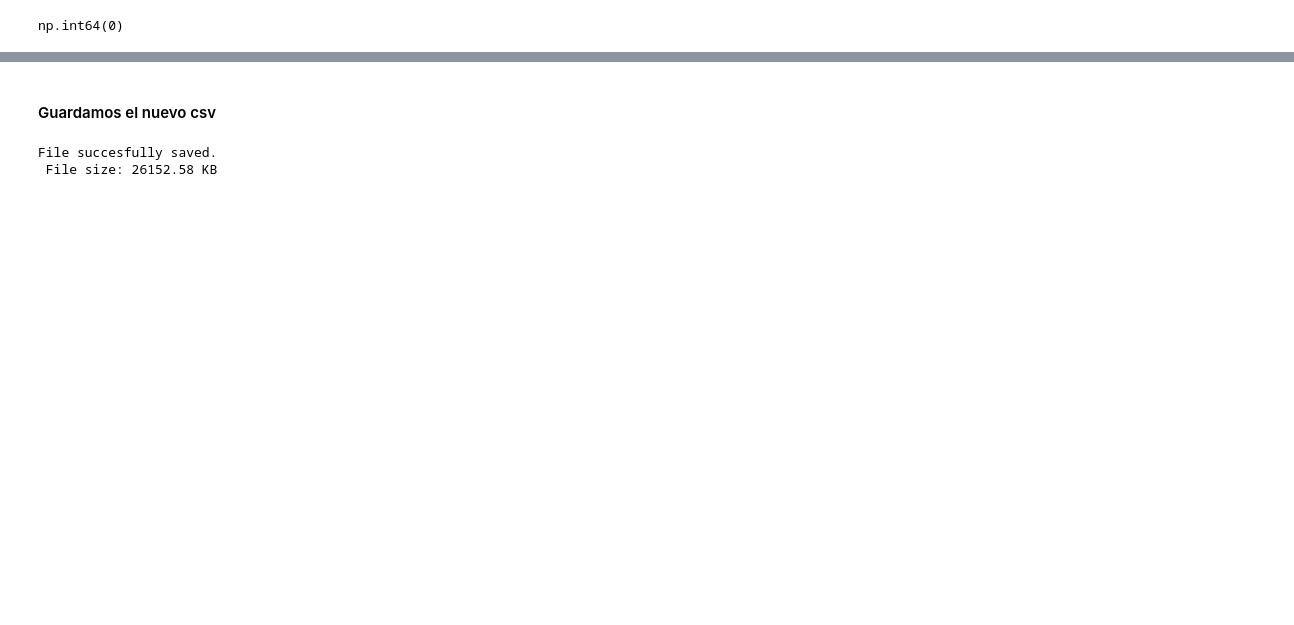
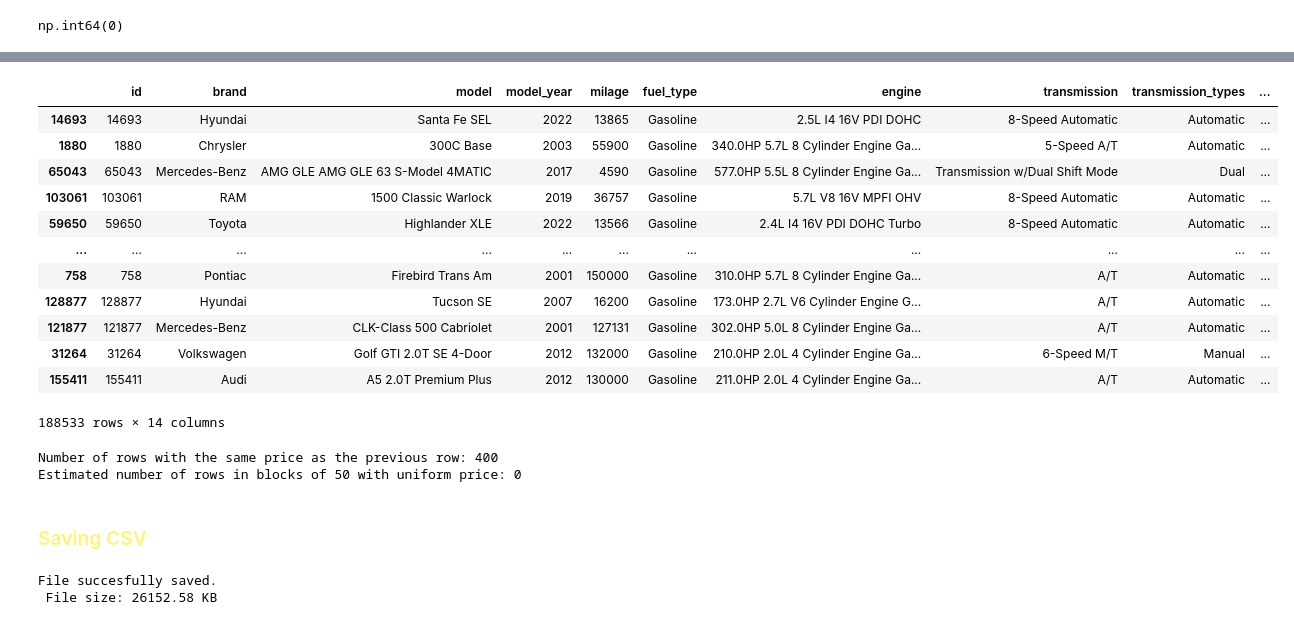
Before and after one commit to Bootcamp-IA-P4/Car_prices_project_equipo2, a Jupyter notebook: eda/eda.ipynb, the cells around one changed output, grey strips where cells are left out. Saved outputs shown, nothing was run; the diff lists cells and outputs as text; code cells hidden in the pictures; blank space fills up the shorter version.

```diff
--- a/eda/eda.ipynb
+++ b/eda/eda.ipynb
@@ -337,5 +351,42 @@ Se han creado nuevas columnas para optimizar la visualización de cara al futuro
+# %%
+# First let's check the top pricy cars
+df_car_sorted_price_desc = df_car.sort_values(by='price', ascending=False)
+df_car_sorted_price_desc
+# %% [output]
+|  | id | brand | model | model_year | milage | fuel_type | engine | transmission | transmission_types | ... |
+| 14693 | 14693 | Hyundai | Santa Fe SEL | 2022 | 13865 | Gasoline | 2.5L I4 16V PDI DOHC | 8-Speed Automatic | Automatic | ... |
+| 1880 | 1880 | Chrysler | 300C Base | 2003 | 55900 | Gasoline | 340.0HP 5.7L 8 Cylinder Engine Ga... | 5-Speed A/T | Automatic | ... |
+| 65043 | 65043 | Mercedes-Benz | AMG GLE AMG GLE 63 S-Model 4MATIC | 2017 | 4590 | Gasoline | 577.0HP 5.5L 8 Cylinder Engine Ga... | Transmission w/Dual Shift Mode | Dual | ... |
+| 103061 | 103061 | RAM | 1500 Classic Warlock | 2019 | 36757 | Gasoline | 5.7L V8 16V MPFI OHV | 8-Speed Automatic | Automatic | ... |
+| 59650 | 59650 | Toyota | Highlander XLE | 2022 | 13566 | Gasoline | 2.4L I4 16V PDI DOHC Turbo | 8-Speed Automatic | Automatic | ... |
+| ... | ... | ... | ... | ... | ... | ... | ... | ... | ... | ... |
+| 758 | 758 | Pontiac | Firebird Trans Am | 2001 | 150000 | Gasoline | 310.0HP 5.7L 8 Cylinder Engine Ga... | A/T | Automatic | ... |
+| 128877 | 128877 | Hyundai | Tucson SE | 2007 | 16200 | Gasoline | 173.0HP 2.7L V6 Cylinder Engine G... | A/T | Automatic | ... |
+| 121877 | 121877 | Mercedes-Benz | CLK-Class 500 Cabriolet | 2001 | 127131 | Gasoline | 302.0HP 5.0L 8 Cylinder Engine Ga... | A/T | Automatic | ... |
+| 31264 | 31264 | Volkswagen | Golf GTI 2.0T SE 4-Door | 2012 | 132000 | Gasoline | 210.0HP 2.0L 4 Cylinder Engine Ga... | 6-Speed M/T | Manual | ... |
+| 155411 | 155411 | Audi | A5 2.0T Premium Plus | 2012 | 130000 | Gasoline | 211.0HP 2.0L 4 Cylinder Engine Ga... | A/T | Automatic | ... |
+188533 rows × 14 columns
+# %%
+# Identify rows where the price is the same as the previous row
+price_same_as_previous = df_car['price'] == df_car['price'].shift(1)
+count_same_prices = price_same_as_previous.sum()
+print(f"Number of rows with the same price as the previous row: {count_same_prices}")
+
+# A more robust way to identify uniform blocks (requires inspection for block size)
+block_size = 50
+num_rows = len(df_car)
+suspicious_rows = 0
+for i in range(0, num_rows - block_size, block_size):
+    first_price_block = df_car['price'].iloc[i]
+    uniform_price = (df_car['price'].iloc[i:i + block_size] == first_price_block).all()
+    if uniform_price:
+        suspicious_rows += block_size
+print(f"Estimated number of rows in blocks of {block_size} with uniform price: {suspicious_rows}")
+# %% [output]
+Number of rows with the same price as the previous row: 400
+Estimated number of rows in blocks of 50 with uniform price: 0
 # %% [markdown]
-#### Guardamos el nuevo csv
+### <span style="color:#fef377;">  Saving CSV </span>
 # %%
 df_car.to_csv(clean_data_car_csv_path, index=False)
 
```
Also changed, not shown: parts of 18 cells of this notebook.
